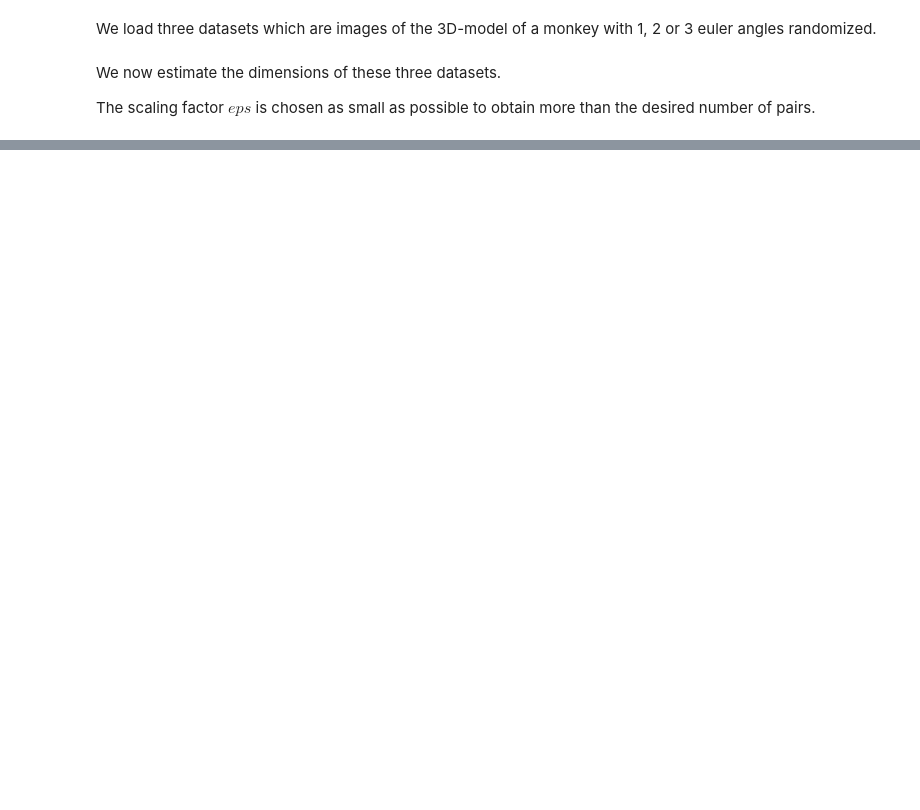
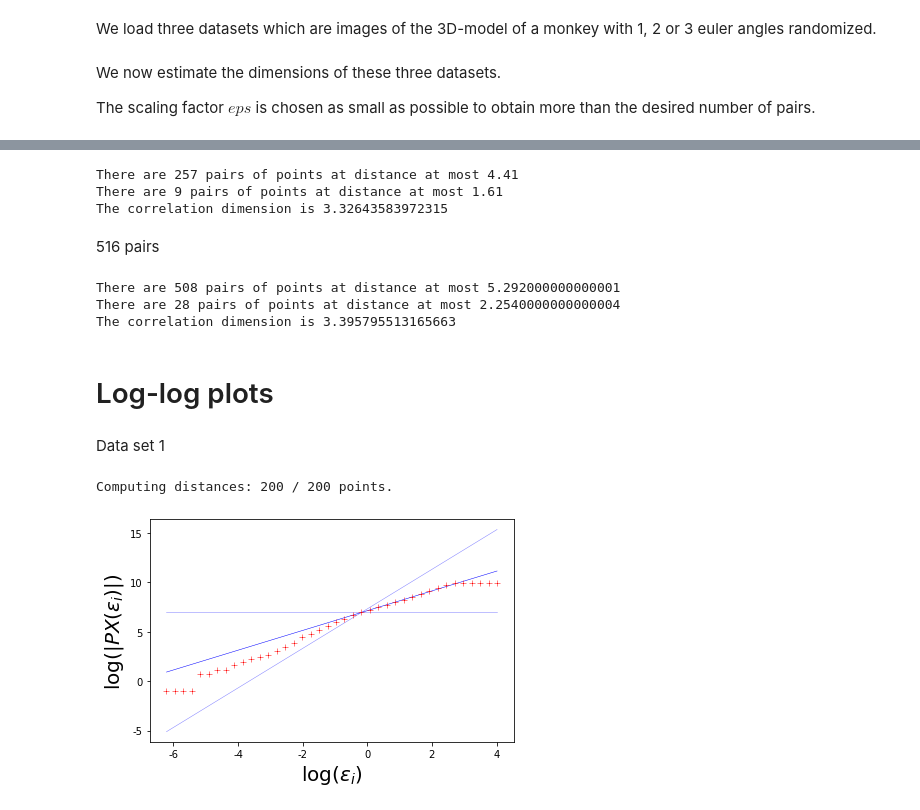
Before and after one commit to lgrillet/dim-estimation, a Jupyter notebook: real_data.ipynb, the cells around one changed output, grey strips where cells are left out. Saved outputs shown, nothing was run; the diff lists cells and outputs as text; code cells hidden in the pictures; blank space fills up the shorter version.

```diff
--- a/real_data.ipynb
+++ b/real_data.ipynb
@@ -2,13 +2,16 @@
 import src.estimators as estimators
 from PIL import Image
 import numpy as np
-from math import sqrt
+from math import sqrt, log, exp
 import pandas as pd
+import matplotlib
+import matplotlib.pyplot as plt
+matplotlib.rcParams['axes.unicode_minus'] = False
 # %% [markdown]
 We load three datasets which are images of the 3D-model of a monkey with 1, 2 or 3 euler angles randomized.
 # %%
-monkey1 = np.zeros((100, 64*64))
-for i in range(100):
+monkey1 = np.zeros((200, 64*64))
+for i in range(200):
     x = "%04d.png" % (i+1)
     image = Image.open('monkey1/'+x)
     monkey1[i] = np.asarray(image)[:,:,0].reshape(64*64)/256
@@ -60,0 +150,49 @@ The correlation dimension is 3.3108681883585764
+# %%
+eps = 7
+e1 = eps*0.63
+e2 = eps*0.23
+d = estimators.corsum(monkey3, e1, e2, noboxes=True)
+# %% [output]
+There are 257 pairs of points at distance at most 4.41
+There are 9 pairs of points at distance at most 1.61
+The correlation dimension is 3.32643583972315
+# %% [markdown]
+516 pairs
+# %%
+eps = 9.8
+e1 = eps*0.54
+e2 = eps*0.23
+d = estimators.corsum(monkey3, e1, e2, noboxes=True)
+# %% [output]
+There are 508 pairs of points at distance at most 5.292000000000001
+There are 28 pairs of points at distance at most 2.2540000000000004
+The correlation dimension is 3.395795513165663
+# %% [markdown]
+# Log-log plots
+# %% [markdown]
+Data set 1
+# %%
+scales = []
+e0 = 0.002
+for i in range(1,41):
+    scales.append(e0)
+    e0 *= 1.3
+
+count = estimators.count_scales(monkey1, scales, noboxes=True)
+
+X = [log(x) for x in scales]
+Y = [log(y) if y>0 else -1 for y in count]
+
+plt.scatter(X,Y, zorder=10, color='red', marker="+", linewidth=0.5)
+plt.plot(X, [Y[23]-0*X[23]+0*i for i in X], color="blue", alpha=0.5, linewidth=0.5)
+plt.plot(X, [Y[23]-1*X[23]+1*i for i in X], color="blue", alpha=1, linewidth=0.5)
+plt.plot(X, [Y[23]-2*X[23]+2*i for i in X], color="blue", alpha=0.5, linewidth=0.5)
+
+plt.xlabel(r'$\log(\varepsilon_i)$', fontsize=20)
+plt.ylabel(r'$\log(\vert PX(\epsilon_i)\vert)$', fontsize=20)
+
+plt.tight_layout()
+plt.show()
+# %% [output]
+Computing distances: 200 / 200 points.
+[figure, added]
```
Also changed, not shown: parts of 30 cells of this notebook.
